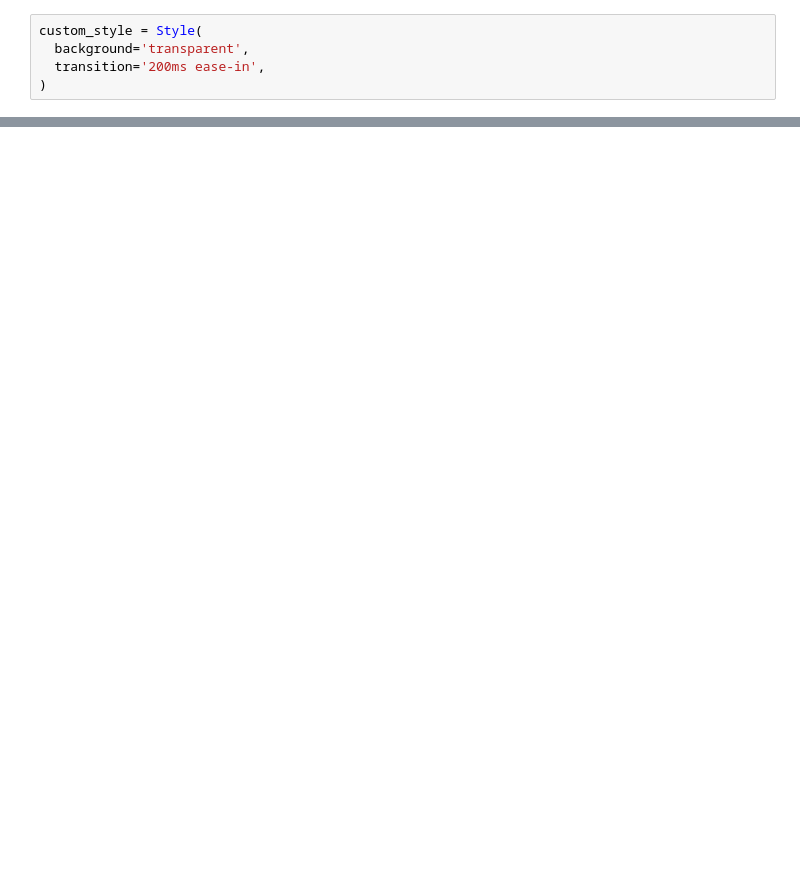
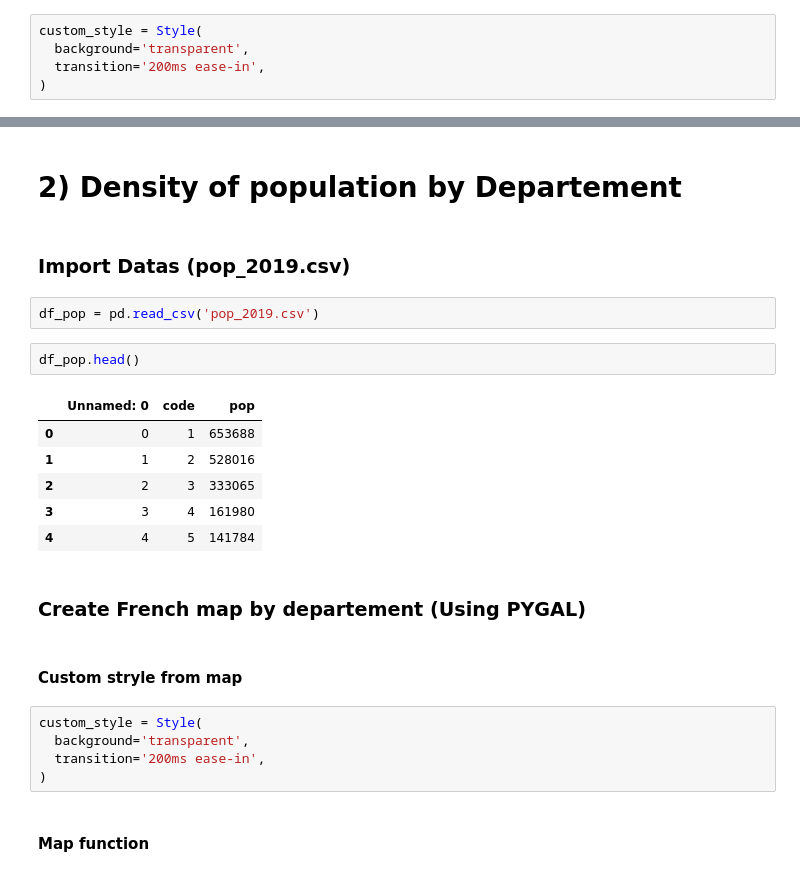
Before and after one commit to morel-hugo/SIREN-SIRET, a Jupyter notebook: main.ipynb, the cells around one changed output, grey strips where cells are left out. Drawn from its saved outputs; the diff is of its cells as text; blank space fills up the shorter version.

```diff
--- a/main.ipynb
+++ b/main.ipynb
@@ -505,0 +84,26 @@ file:///var/folders/v3/6rms4ljn2dzdln_l8746trf00000gn/T/tmpgvk2hnx7.html
+# %% [markdown]
+# 2) Density of population by Departement
+# %% [markdown]
+### Import Datas (pop_2019.csv)
+# %%
+df_pop = pd.read_csv('pop_2019.csv')
+# %%
+df_pop.head()
+# %% [output]
+|  | Unnamed: 0 | code | pop |
+| 0 | 0 | 1 | 653688 |
+| 1 | 1 | 2 | 528016 |
+| 2 | 2 | 3 | 333065 |
+| 3 | 3 | 4 | 161980 |
+| 4 | 4 | 5 | 141784 |
+# %% [markdown]
+### Create French map by departement (Using PYGAL)
+# %% [markdown]
+#### Custom stryle from map
+# %%
+custom_style = Style(
+  background='transparent',
+  transition='200ms ease-in',
+)
+# %% [markdown]
+#### Map function
```
Also changed, not shown: parts of 130 cells of this notebook.
